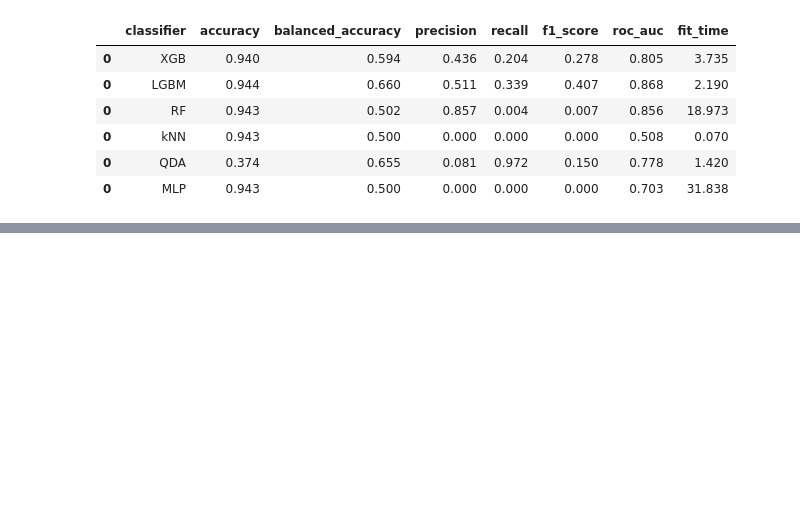
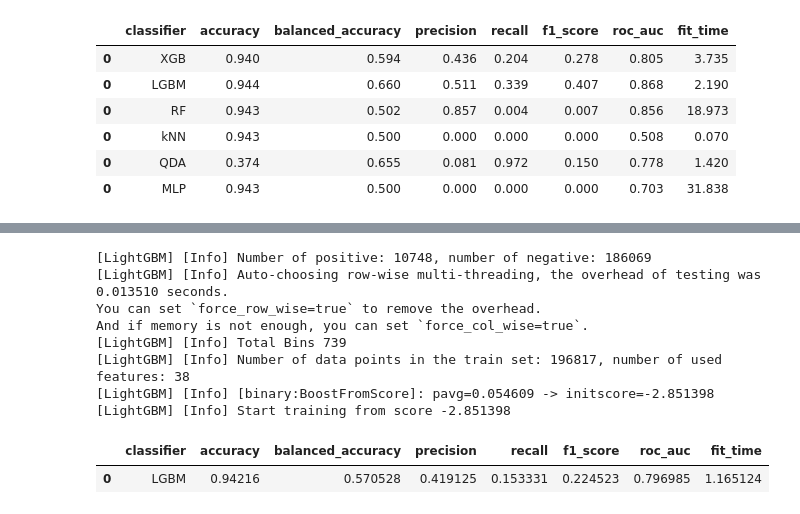
Before and after one commit to LazarosPan/Heart-Disease, a Jupyter notebook: Code/ml_all.ipynb, the cells around one changed output, grey strips where cells are left out. Drawn from its saved outputs; the diff is of its cells as text; code cells hidden in the pictures; blank space fills up the shorter version.

```diff
--- a/Code/ml_all.ipynb
+++ b/Code/ml_all.ipynb
@@ -164,0 +299,20 @@ all_features_results
+# %%
+lgbm = LGBMClassifier( boosting_type='gbdt', objective='binary', subsample=0.6, random_state=13)
+metrics_lgbm = train_evaluate_single(lgbm, X_train, y_train, X_test, y_test, classifier_name="LGBM")
+
+# Store metrics in a DataFrame
+metrics_df_lgbm = pd.DataFrame([metrics_lgbm])
+metrics_df_lgbm
+
+# https://xgboost.readthedocs.io/en/latest/parameter.html#learning-task-parameters
+# %% [output]
+[LightGBM] [Info] Number of positive: 10748, number of negative: 186069
+[LightGBM] [Info] Auto-choosing row-wise multi-threading, the overhead of testing was 0.013510 seconds.
+You can set `force_row_wise=true` to remove the overhead.
+And if memory is not enough, you can set `force_col_wise=true`.
+[LightGBM] [Info] Total Bins 739
+[LightGBM] [Info] Number of data points in the train set: 196817, number of used features: 38
+[LightGBM] [Info] [binary:BoostFromScore]: pavg=0.054609 -> initscore=-2.851398
+[LightGBM] [Info] Start training from score -2.851398
+|  | classifier | accuracy | balanced_accuracy | precision | recall | f1_score | roc_auc | fit_time |
+| 0 | LGBM | 0.94216 | 0.570528 | 0.419125 | 0.153331 | 0.224523 | 0.796985 | 1.165124 |
```
Also changed, not shown: parts of 14 cells of this notebook, 3 other files.
